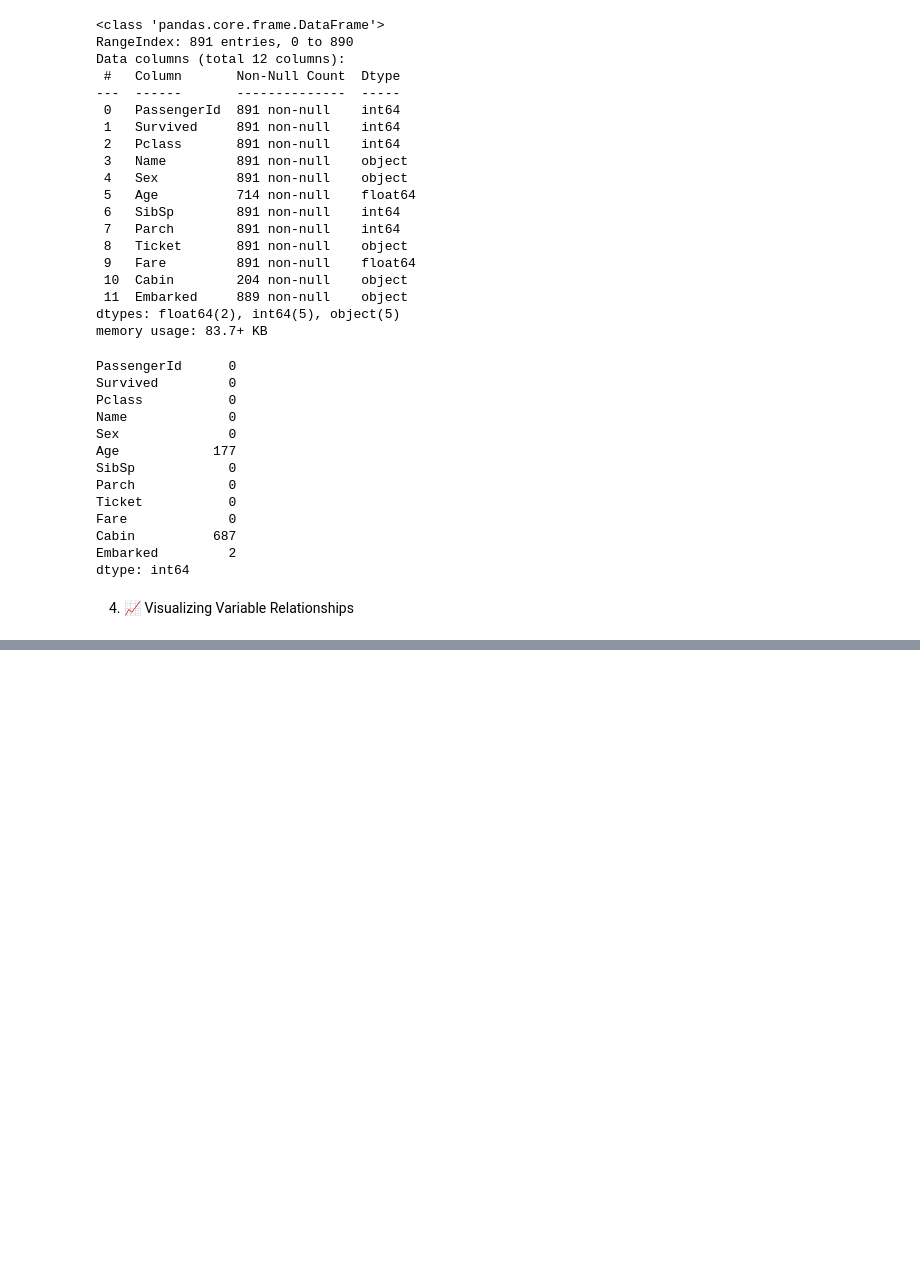
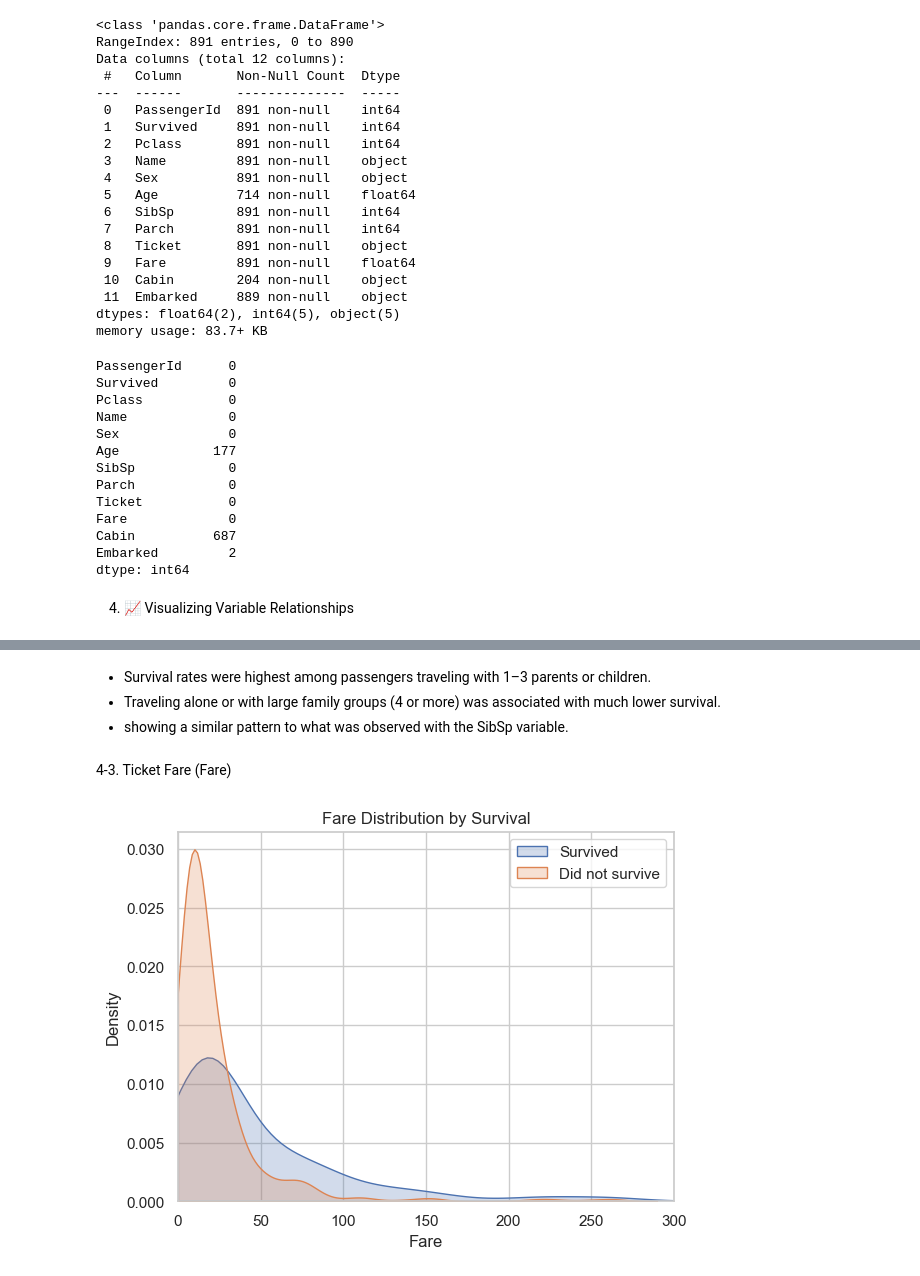
Before and after one commit to haewon-data/haewon-ai-portfolio, a Jupyter notebook: data-analysis-intro/02_variable_relationships.ipynb, the cells around one changed output, grey strips where cells are left out. Saved outputs shown, nothing was run; the diff lists cells and outputs as text; code cells hidden in the pictures; blank space fills up the shorter version.

```diff
--- a/data-analysis-intro/02_variable_relationships.ipynb
+++ b/data-analysis-intro/02_variable_relationships.ipynb
@@ -104,0 +156,19 @@ plt.show()
+# %% [markdown]
+- Survival rates were highest among passengers traveling with 1–3 parents or children.
+- Traveling alone or with large family groups (4 or more) was associated with much lower survival.
+- showing a similar pattern to what was observed with the SibSp variable.
+# %% [markdown]
+4-3. Ticket Fare (Fare)
+# %%
+# Distribution of Fare by survival status
+# Since Fare is a continuous variable, we use KDE plots to compare distributions
+sns.kdeplot(data=df[df['Survived'] == 1]['Fare'], label='Survived', fill=True)
+sns.kdeplot(data=df[df['Survived'] == 0]['Fare'], label='Did not survive', fill=True)
+plt.title('Fare Distribution by Survival')
+plt.xlabel('Fare')
+plt.ylabel('Density')
+plt.legend()
+plt.xlim(0, 300)
+plt.show()
+# %% [output]
+[figure, added]
```
Also changed, not shown: parts of 12 cells of this notebook.
